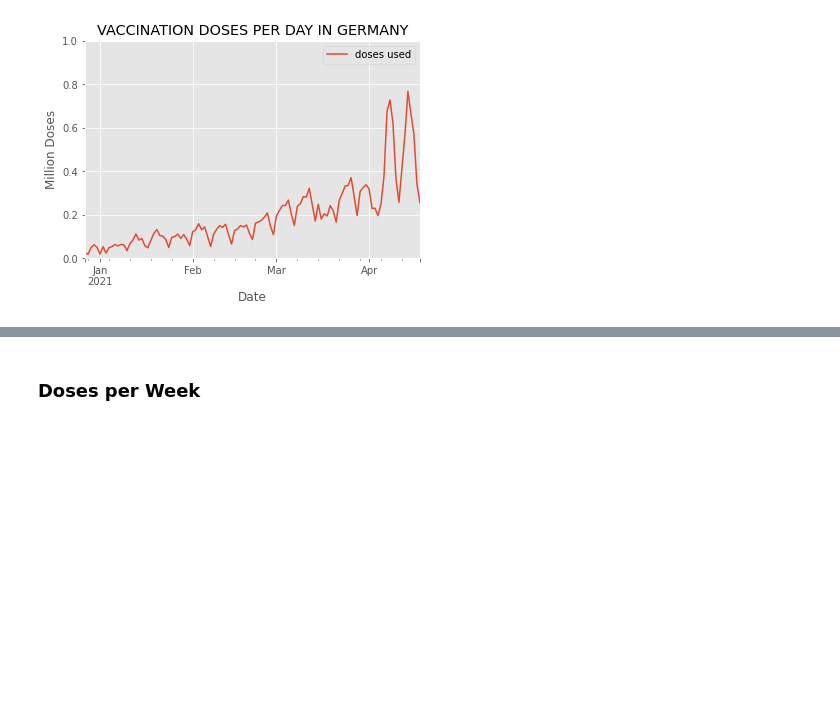
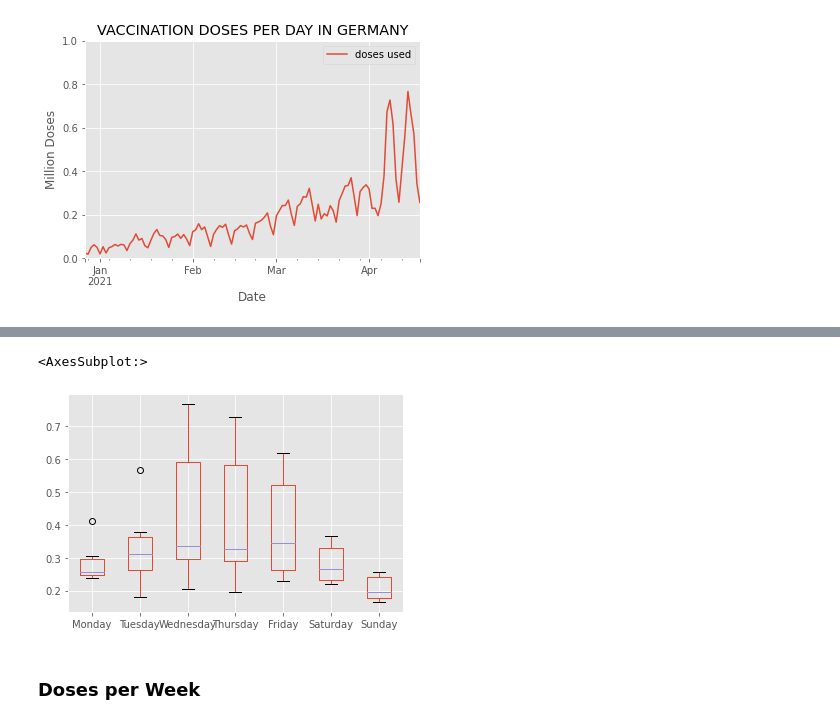
Before and after one commit to RuedigerVoigt/track-covid-19, a Jupyter notebook: vaccination.ipynb, the cells around one changed output, grey strips where cells are left out. Cells and saved outputs as stored; diff of their text form; code cells hidden in the pictures; blank space fills up the shorter version.

Commit message:
Check inhowfar the number of doeses depends on the weekday

```diff
--- a/vaccination.ipynb
+++ b/vaccination.ipynb
@@ -124,0 +129,4 @@ doses_daily.plot(
+# %%
+# Yields a warning, but exactly like the docs prescribe and it works
+# https://pandas.pydata.org/docs/getting_started/intro_tutorials/05_add_columns.html
+last_6_weeks['weekday'] = last_6_weeks['date'].dt.day_name()
@@ -124,0 +147,3 @@ doses_daily.plot(
+# %%
+# drop the date column
+last_6_weeks = last_6_weeks.drop(labels=['date'], axis=1)
@@ -124,0 +158,3 @@ doses_daily.plot(
+# %%
+pivot_table =last_6_weeks.pivot(columns='weekday', values='doses used')
+pivot_table.tail()
@@ -124,0 +168,4 @@ doses_daily.plot(
+# %%
+# Reorder the columns
+pivot_table = pivot_table[['Monday', 'Tuesday', 'Wednesday', 'Thursday', 'Friday', 'Saturday', 'Sunday']]
+pivot_table.tail()
@@ -125,3 +179,8 @@ doses_daily.plot(
+# %%
+pivot_table.boxplot()
+# %% [output]
+<AxesSubplot:>
+[figure, added]
 # %% [markdown]
 ### Doses per Week
 # %%
```
Also changed, not shown: parts of 7 cells of this notebook.
